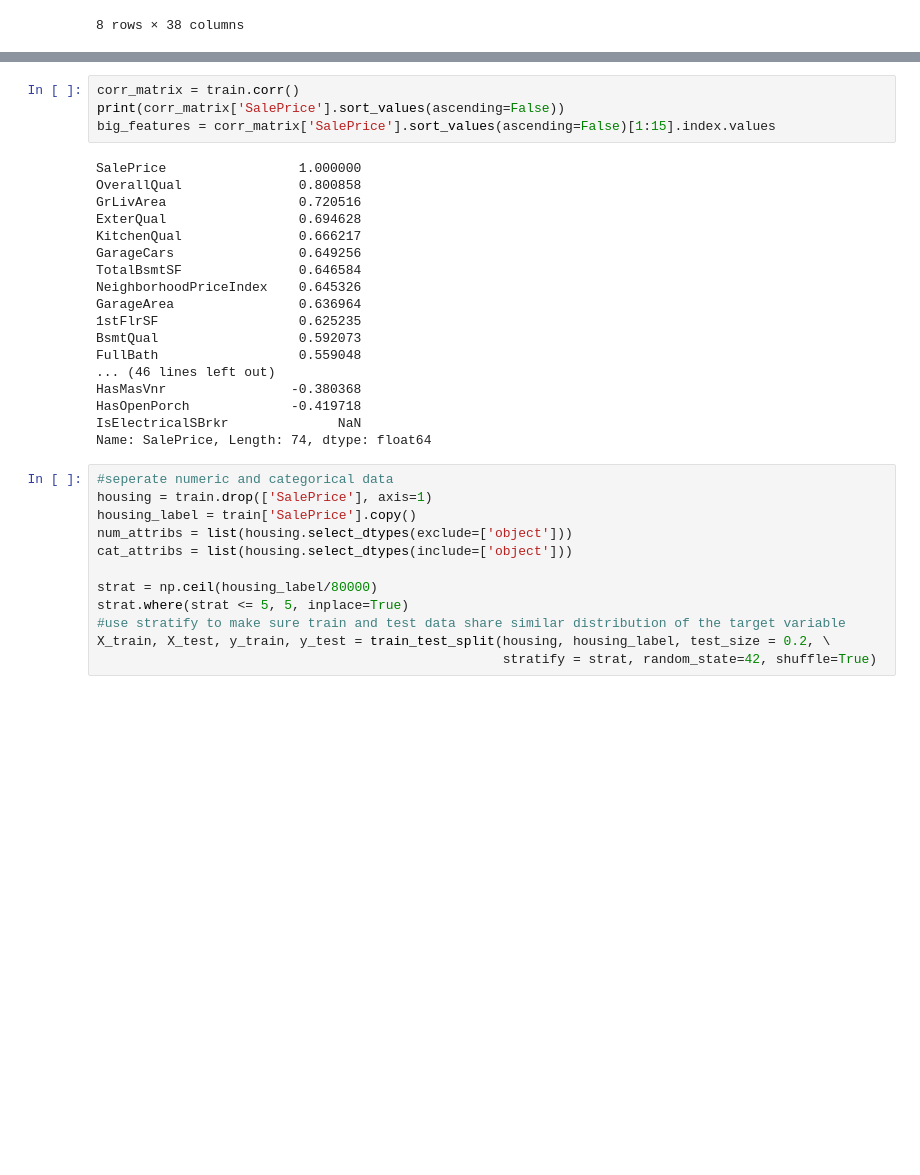
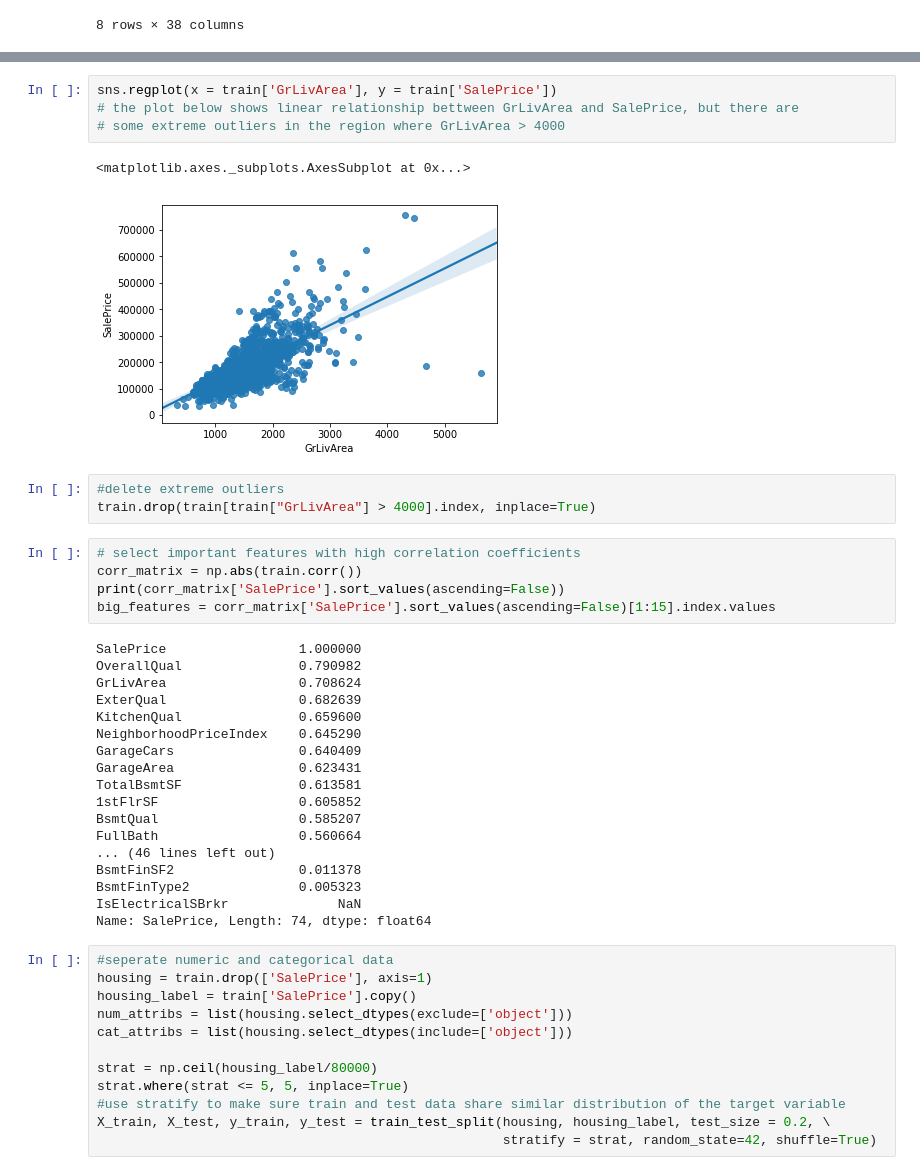
Before and after one commit to chen-xiong-yi/House-Price, a Jupyter notebook: House Prices.ipynb, the cells around one changed output, grey strips where cells are left out. Cells and saved outputs as stored; diff of their text form; blank space fills up the shorter version.

```diff
--- a/House Prices.ipynb
+++ b/House Prices.ipynb
@@ -167,23 +164,34 @@ train.drop(train[train["GrLivArea"] > 4000].index, inplace=True)
+# %%
+sns.regplot(x = train['GrLivArea'], y = train['SalePrice'])
+# the plot below shows linear relationship bettween GrLivArea and SalePrice, but there are
+# some extreme outliers in the region where GrLivArea > 4000
+# %% [output]
+<matplotlib.axes._subplots.AxesSubplot at 0x...>
+[figure, added]
+# %%
+#delete extreme outliers
+train.drop(train[train["GrLivArea"] > 4000].index, inplace=True)
 # %%
-corr_matrix = train.corr()
+# select important features with high correlation coefficients
+corr_matrix = np.abs(train.corr())
 print(corr_matrix['SalePrice'].sort_values(ascending=False))
 big_features = corr_matrix['SalePrice'].sort_values(ascending=False)[1:15].index.values
 # %% [output]
 SalePrice                 1.000000
-OverallQual               0.800858
-GrLivArea                 0.720516
-ExterQual                 0.694628
-KitchenQual               0.666217
-GarageCars                0.649256
-TotalBsmtSF               0.646584
-NeighborhoodPriceIndex    0.645326
-GarageArea                0.636964
-1stFlrSF                  0.625235
-BsmtQual                  0.592073
-FullBath                  0.559048
+OverallQual               0.790982
+GrLivArea                 0.708624
+ExterQual                 0.682639
+KitchenQual               0.659600
+NeighborhoodPriceIndex    0.645290
+GarageCars                0.640409
+GarageArea                0.623431
+TotalBsmtSF               0.613581
+1stFlrSF                  0.605852
+BsmtQual                  0.585207
+FullBath                  0.560664
 ... (46 lines left out)
-HasMasVnr                -0.380368
-HasOpenPorch             -0.419718
+BsmtFinSF2                0.011378
+BsmtFinType2              0.005323
 IsElectricalSBrkr              NaN
 Name: SalePrice, Length: 74, dtype: float64
 # %%
```
Also changed, not shown: parts of 4 cells of this notebook.
